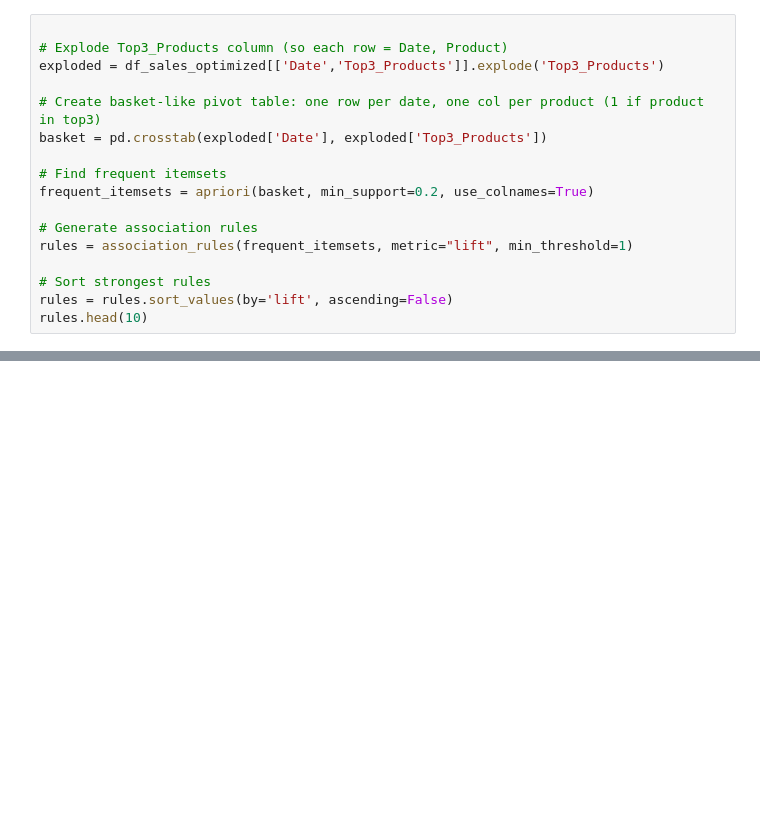
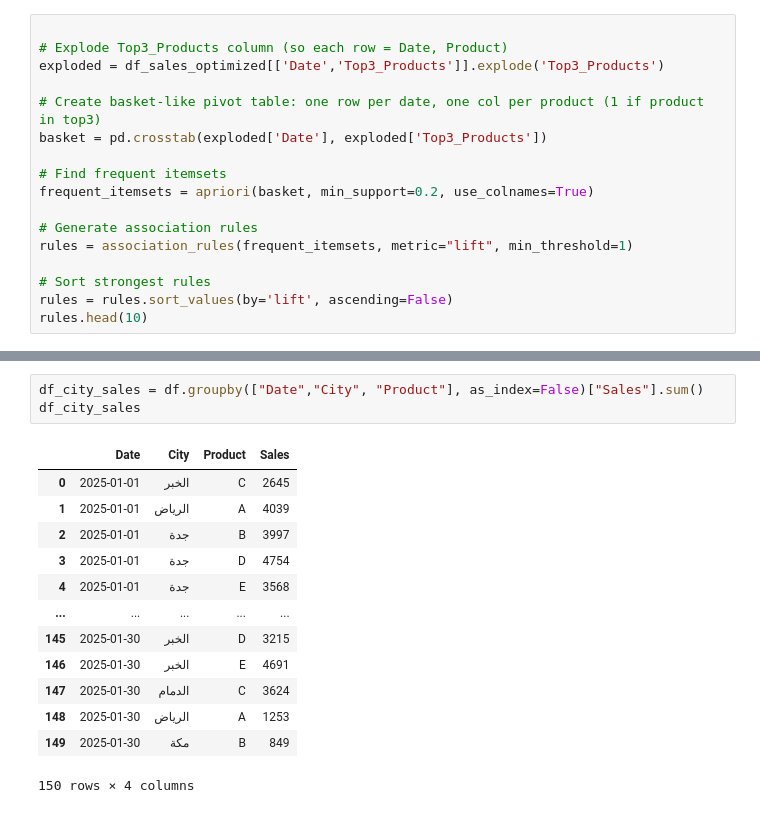
Before and after one commit to alaaguedda/product_sales, a Jupyter notebook: saudi_product_sales_compitition.ipynb, the cells around one changed output, grey strips where cells are left out. Drawn from its saved outputs; the diff is of its cells as text; blank space fills up the shorter version.

```diff
--- a/saudi_product_sales_compitition.ipynb
+++ b/saudi_product_sales_compitition.ipynb
@@ -194,0 +179,17 @@ ModuleNotFoundError: No module named 'dash'
+# %%
+df_city_sales = df.groupby(["Date","City", "Product"], as_index=False)["Sales"].sum()
+df_city_sales
+# %% [output]
+|  | Date | City | Product | Sales |
+| 0 | 2025-01-01 | الخبر | C | 2645 |
+| 1 | 2025-01-01 | الرياض | A | 4039 |
+| 2 | 2025-01-01 | جدة | B | 3997 |
+| 3 | 2025-01-01 | جدة | D | 4754 |
+| 4 | 2025-01-01 | جدة | E | 3568 |
+| ... | ... | ... | ... | ... |
+| 145 | 2025-01-30 | الخبر | D | 3215 |
+| 146 | 2025-01-30 | الخبر | E | 4691 |
+| 147 | 2025-01-30 | الدمام | C | 3624 |
+| 148 | 2025-01-30 | الرياض | A | 1253 |
+| 149 | 2025-01-30 | مكة | B | 849 |
+150 rows × 4 columns
```
Also changed, not shown: parts of 10 cells of this notebook.
